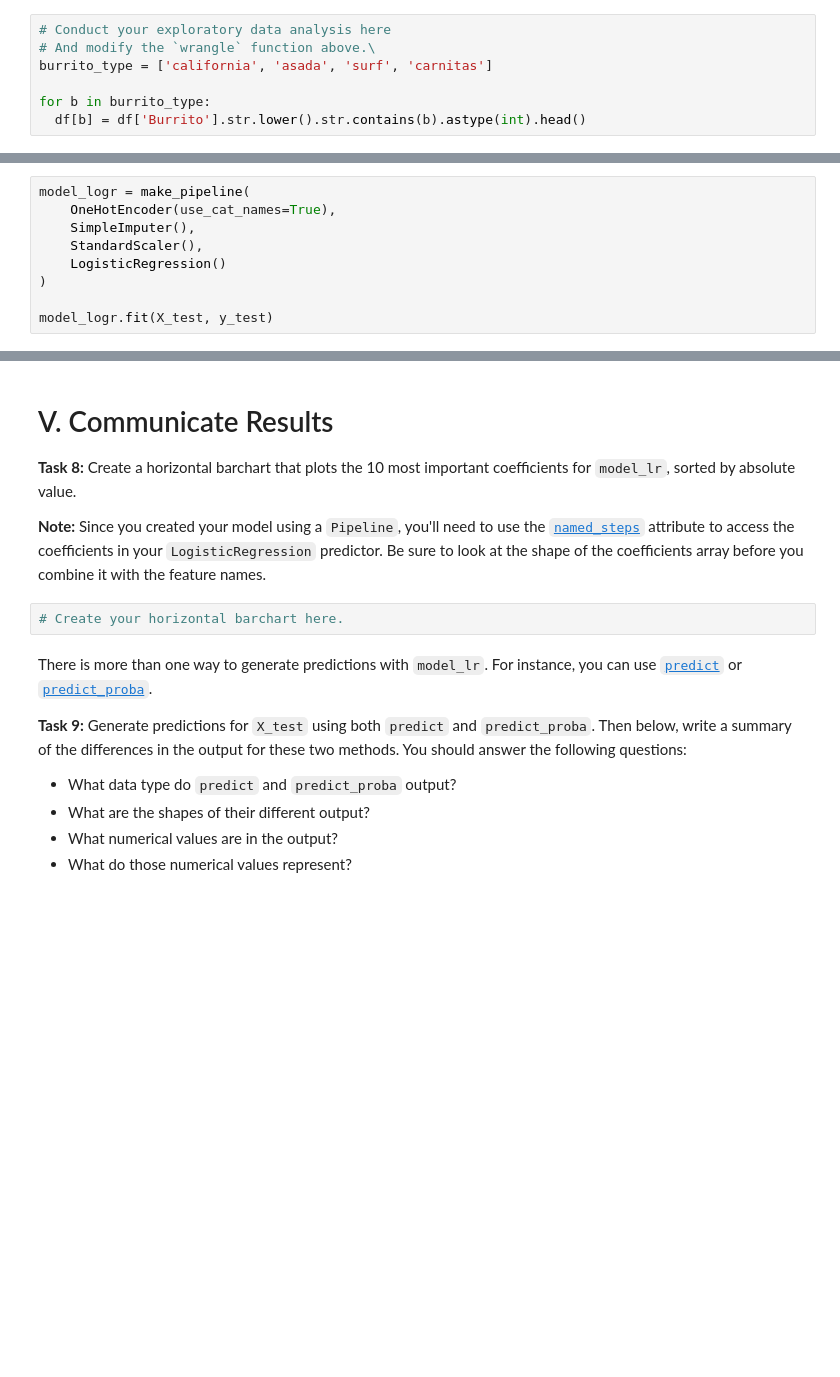
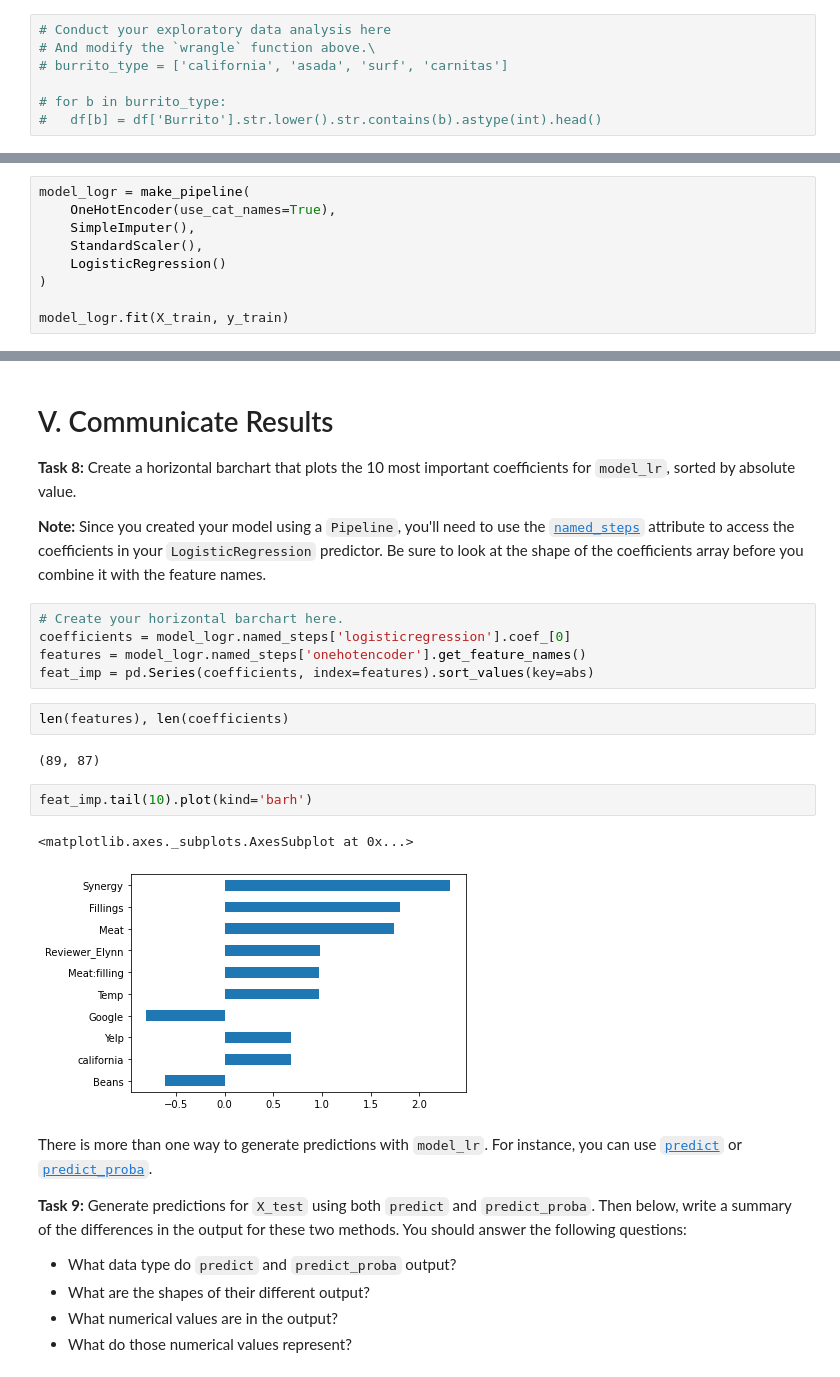
Before and after one commit to Vasanta2002/Sprint_5_linear_models, a Jupyter notebook: module4-logistic-regression/LS_DS_214_assignment.ipynb, the cells around one changed output, grey strips where cells are left out. Drawn from its saved outputs; the diff is of its cells as text; blank space fills up the shorter version.

```diff
--- a/module4-logistic-regression/LS_DS_214_assignment.ipynb
+++ b/module4-logistic-regression/LS_DS_214_assignment.ipynb
@@ -159,7 +159,7 @@ If you explore the `'Burrito'` column of `df`, you'll notice that it's a high-ca
 # %%
 # Conduct your exploratory data analysis here
 # And modify the `wrangle` function above.\
-burrito_type = ['california', 'asada', 'surf', 'carnitas']
+# burrito_type = ['california', 'asada', 'surf', 'carnitas']
 
-for b in burrito_type:
-  df[b] = df['Burrito'].str.lower().str.contains(b).astype(int).head()
+# for b in burrito_type:
+#   df[b] = df['Burrito'].str.lower().str.contains(b).astype(int).head()
@@ -221,7 +211,7 @@ model_logr = make_pipeline(
     LogisticRegression()
 )
 
-model_logr.fit(X_test, y_test)
+model_logr.fit(X_train, y_train)
 # %% [output]
 Pipeline(steps=[('onehotencoder',
                  OneHotEncoder(cols=['Neighborhood', 'Reviewer'],
@@ -245,8 +238,20 @@ print('Test MAE:', test_acc)
 **Task 8:** Create a horizontal barchart that plots the 10 most important coefficients for `model_lr`, sorted by absolute value.
 
 **Note:** Since you created your model using a `Pipeline`, you'll need to use the [`named_steps`](https://scikit-learn.org/stable/modules/generated/sklearn.pipeline.Pipeline.html) attribute to access the coefficients in your `LogisticRegression` predictor. Be sure to look at the shape of the coefficients array before you combine it with the feature names.
-# %%
-# Create your horizontal barchart here.
+# %%
+# Create your horizontal barchart here.
+coefficients = model_logr.named_steps['logisticregression'].coef_[0]
+features = model_logr.named_steps['onehotencoder'].get_feature_names()
+feat_imp = pd.Series(coefficients, index=features).sort_values(key=abs)
+# %%
+len(features), len(coefficients)
+# %% [output]
+(89, 87)
+# %%
+feat_imp.tail(10).plot(kind='barh')
+# %% [output]
+<matplotlib.axes._subplots.AxesSubplot at 0x...>
+[figure, added]
 # %% [markdown]
 There is more than one way to generate predictions with `model_lr`. For instance, you can use [`predict`](https://scikit-learn.org/stable/modules/generated/sklearn.linear_model.LogisticRegression.html?highlight=logisticregression) or [`predict_proba`](https://scikit-learn.org/stable/modules/generated/sklearn.linear_model.LogisticRegression.html?highlight=logisticregression#sklearn.linear_model.LogisticRegression.predict_proba).
 
```
Also changed, not shown: parts of 4 cells of this notebook.
